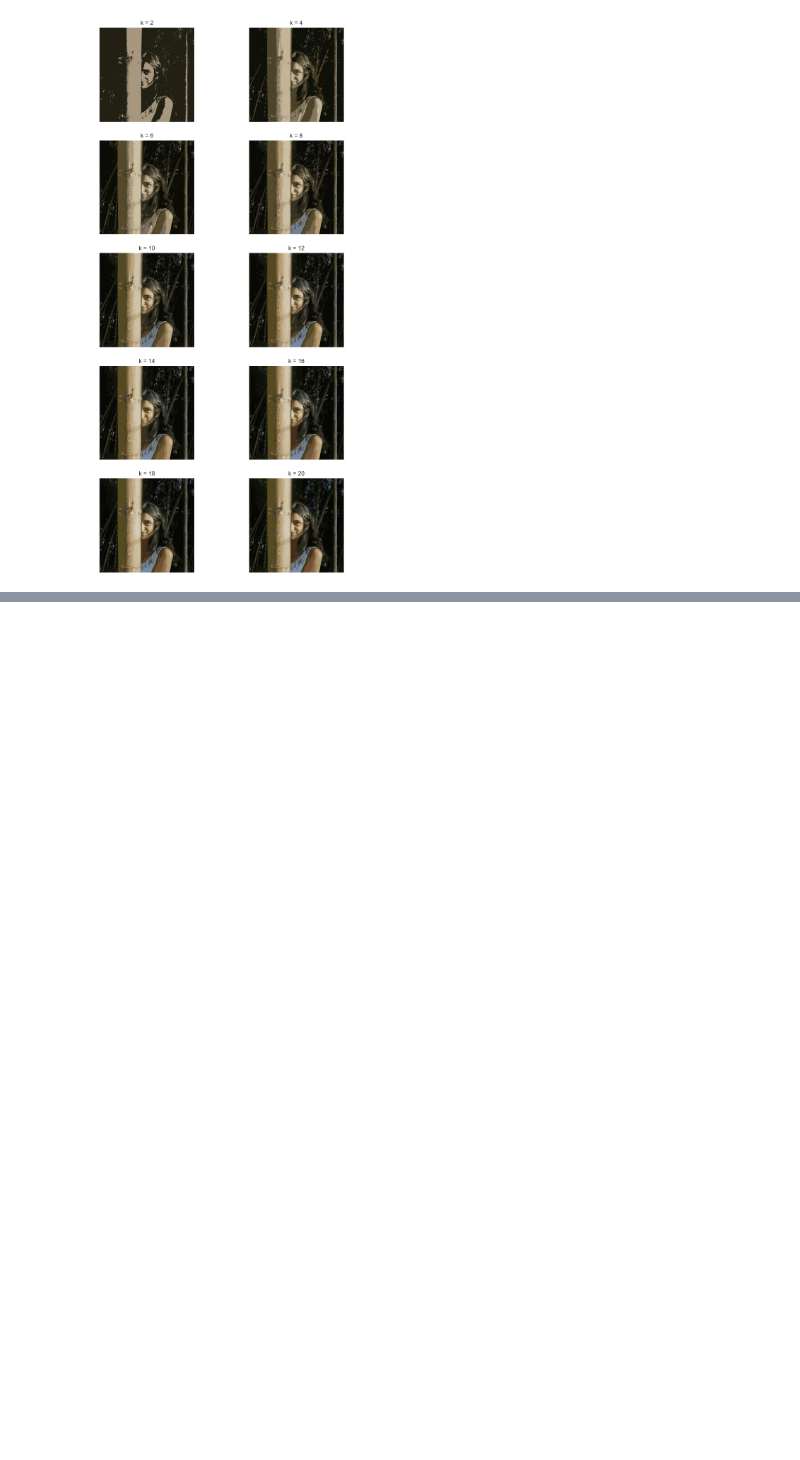
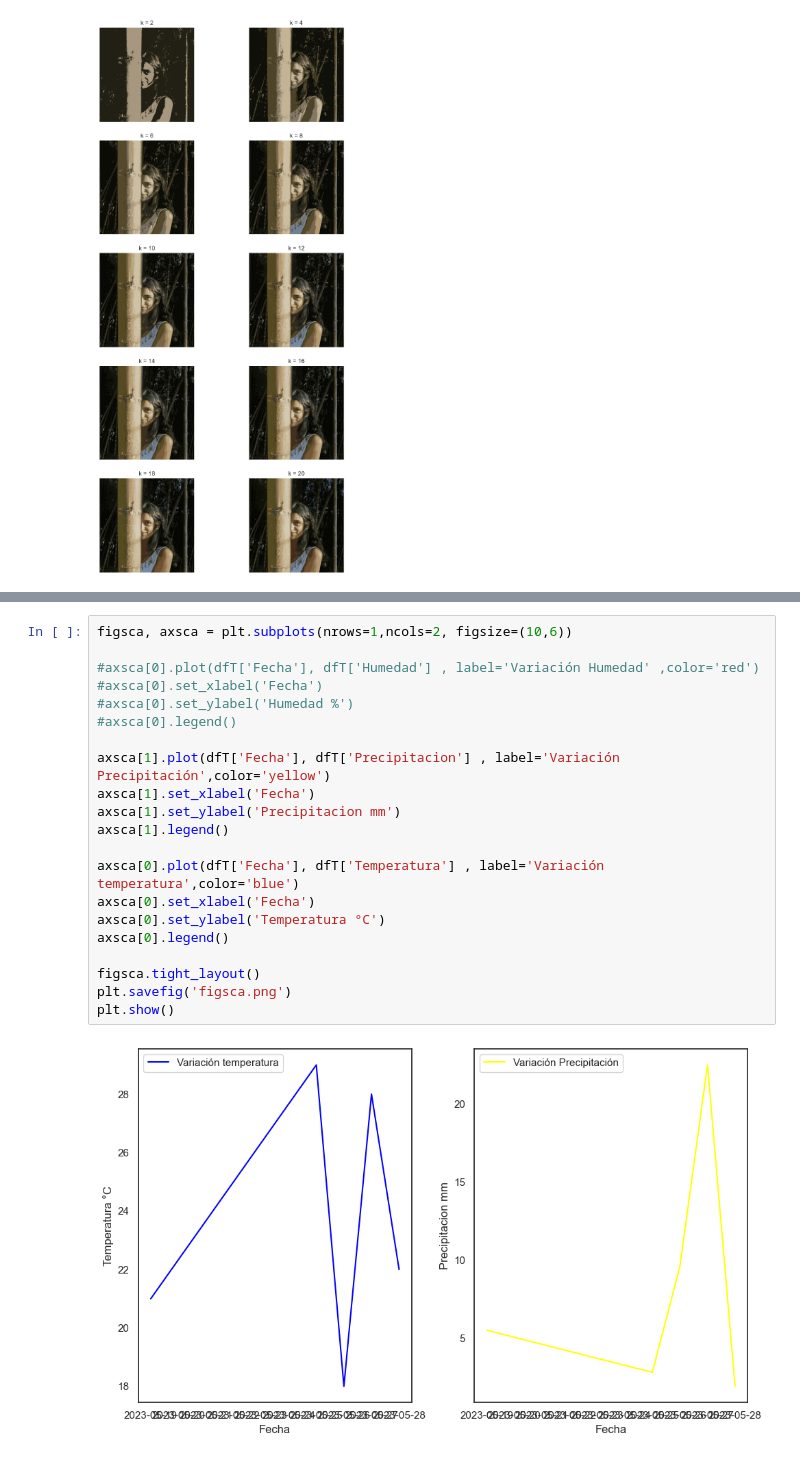
Before and after one commit to MrBloom911/TareasComputacional, a Jupyter notebook: DbscanKmeans.ipynb, the cells around one changed output, grey strips where cells are left out. Cells and saved outputs as stored; diff of their text form; blank space fills up the shorter version.

```diff
--- a/DbscanKmeans.ipynb
+++ b/DbscanKmeans.ipynb
@@ -264,0 +268,23 @@ plt.show()
+# %%
+figsca, axsca = plt.subplots(nrows=1,ncols=2, figsize=(10,6))
+
+#axsca[0].plot(dfT['Fecha'], dfT['Humedad'] , label='Variación Humedad' ,color='red')
+#axsca[0].set_xlabel('Fecha')
+#axsca[0].set_ylabel('Humedad %')
+#axsca[0].legend()
+
+axsca[1].plot(dfT['Fecha'], dfT['Precipitacion'] , label='Variación Precipitación',color='yellow')
+axsca[1].set_xlabel('Fecha')
+axsca[1].set_ylabel('Precipitacion mm')
+axsca[1].legend()
+
+axsca[0].plot(dfT['Fecha'], dfT['Temperatura'] , label='Variación temperatura',color='blue')
+axsca[0].set_xlabel('Fecha')
+axsca[0].set_ylabel('Temperatura °C')
+axsca[0].legend()
+
+figsca.tight_layout()
+plt.savefig('figsca.png')
+plt.show()
+# %% [output]
+[figure, added]
```
Also changed, not shown: parts of 2 cells of this notebook, 4 other files.
